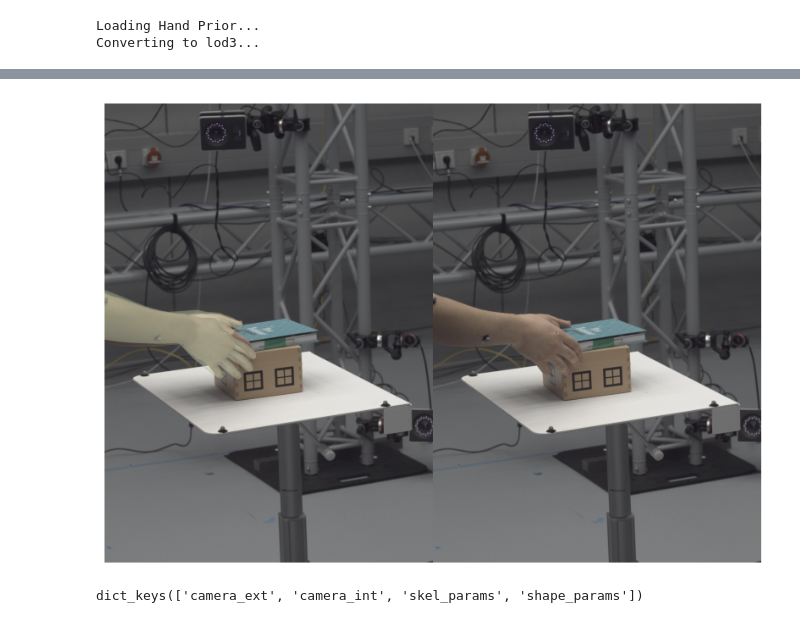
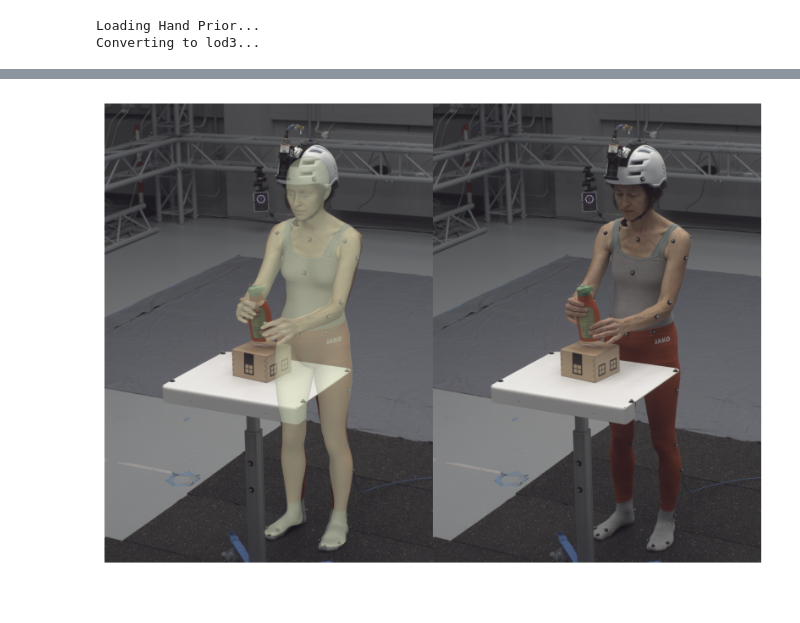
Before and after one commit to fantaosha/arctic, a Jupyter notebook: scripts/init_single_frame_fitting.ipynb, the cells around one changed output, grey strips where cells are left out. Saved outputs shown, nothing was run; the diff lists cells and outputs as text; code cells hidden in the pictures.

```diff
--- a/scripts/init_single_frame_fitting.ipynb
+++ b/scripts/init_single_frame_fitting.ipynb
@@ -130,25 +130,23 @@ keypoint_sparse_2d_info: Dict[str, torch.Tensor] = {
     "mean": keypoint_sparse_2d_mean,
 }
 # %%
-lod_dense = lod_mapping(
+lod_dense_2d = lod_mapping(
     cfg.model.model_data_dir,
-    cfg.model.num_shape_comps,
+    16,
     cfg.model.num_expr_comps,
     lod="lod_595",
 )
 
 keypoint_dense_2d_info: Dict[str, torch.Tensor] = {
-    "weights": lod_dense["skin_weights"].to(device=device, dtype=dtype),
-    "joints": lod_dense["skin_indices"].numpy(),
-    "dirs": lod_dense["shape_comps"].to(device=device, dtype=dtype),
-    "mean": lod_dense["shape_mean"].to(device=device, dtype=dtype),
+    "weights": lod_dense_2d["skin_weights"].to(device=device, dtype=dtype),
+    "joints": lod_dense_2d["skin_indices"].numpy(),
+    "dirs": lod_dense_2d["shape_comps"].to(device=device, dtype=dtype),
+    "mean": lod_dense_2d["shape_mean"].to(device=device, dtype=dtype),
 }
-keypoint_dense_2d_info["dirs"][16:, :] = 0
 
 keypoint_dense_3d_info = pd.read_pickle(
     "/private/home/taoshaf/Documents/projects/arctic/data/markers.pkl"
 )
-
 num_markers = 73
 keypoint_dense_3d_info: Dict[str, torch.Tensor] = {
     "weights": keypoint_dense_3d_info["skin_weights"].to(device=device, dtype=dtype),
@@ -298,7 +294,7 @@ cams_int = cams_int[None].repeat(batch, 1, 1)
 frame_idxs = np.arange(batch) + offset
 frame_idxs = np.array(frame_idxs)
 first_frame_idx = max(10, frame_idxs[0])
-last_frame_idx = min(50, frame_idxs[-1])
+last_frame_idx = min(60, frame_idxs[-1])
 start = np.where(frame_idxs == first_frame_idx)[0][0]
 end = np.where(frame_idxs == last_frame_idx)[0][0] + 1
 stride = 1
@@ -313,6 +309,18 @@ keypoint_dense_3d_scores = keypoint_dense_3d_scores[start:end:stride]
 num_frames = len(frame_idxs)
 # %%
 keypoint_sparse_2d_data = load_keypoints(cfg.keypoints.sparse, seq_dir, cameras)
+# Load dense 2D keypoint data
+try:
+    keypoint_dense_2d_data = load_keypoints(cfg.keypoints.dense, seq_dir, cameras)
+except:
+    keypoint_dense_2d_data = None
+
+if keypoint_dense_2d_data is not None:
+    for cam, kpts_dense_cam in keypoint_dense_2d_data.items():
+        for frame_idx in kpts_dense_cam:
+            if frame_idx not in keypoint_sparse_2d_data[cam]:
+                kpts_dense_cam[frame_idx][:, 2] = 0
+
 # Filter and smooth 2D Keypoints
 keypoint_sparse_2d_min_scores = torch.tensor(
     get_min_keypoint_2d_scores(cfg.keypoints.sparse), device=device, dtype=dtype
@@ -489,6 +529,10 @@ opt_data["keypoint_dense_3d"] = {
     "keypoint_3d_poses": keypoint_dense_3d_poses,
     "keypoint_3d_scores": keypoint_dense_3d_scores,
 }
+opt_data["keypoint_dense_2d"] = {
+    "keypoint_2d_pixels": keypoint_dense_2d_pixels,
+    "keypoint_2d_scores": keypoint_dense_2d_scores,
+}
 opt_data["keypoint_sparse_2d"] = {
     "keypoint_2d_pixels": keypoint_sparse_2d_pixels,
     "keypoint_2d_scores": keypoint_sparse_2d_scores,
@@ -549,25 +593,28 @@ variables_cached = deepcopy(variables)
 opt_params_cached = deepcopy(opt_params)
 opt_states_cached = deepcopy(opt_states)
 # %%
-batch_idx = 28
-cam_idx = 2
+batch_idx = 35
+cam_idx = 7
 frame_idx = frame_idxs[batch_idx]
 cam = cameras[cam_idx]
 
 img_file = os.path.join(img_dir, cam, f"{frame_idx:05}.jpg")
+bbox_file = os.path.join(seq_dir, "bboxes", cam, f"{frame_idx:05}.pkl")
+
 img = cv2.imread(img_file)[:, :, ::-1]
+bbox = pd.read_pickle(bbox_file)
 
 mesh = plot_result(
     model,
     skel_params=variables["skel_params"][batch_idx],
     shape_params=variables["shape_params"][batch_idx],
     cam_ext=variables["cameras_ext"][batch_idx, cam_idx],
     cam_int=variables["cameras_int"][batch_idx, cam_idx],
     image=img,
-    bbox=np.array([0, 0, 2000, 2800]),
+    bbox=bbox,
     scale=100,
     # keypoints=keypoint_sparse_2d_pixels[batch_idx, cam_idx].cpu().numpy(),
     alpha=0.5,
 )
 # %% [output]
-[figure, old version]
+[figure, new version]
@@ -576,4 +636,0 @@ results = pd.read_pickle(os.path.join("/private/home/taoshaf/data/arctic", seq,
-# %%
-result.keys()
-# %% [output]
-dict_keys(['camera_ext', 'camera_int', 'skel_params', 'shape_params'])
```
Also changed, not shown: parts of 12 cells of this notebook, 8 other files.
